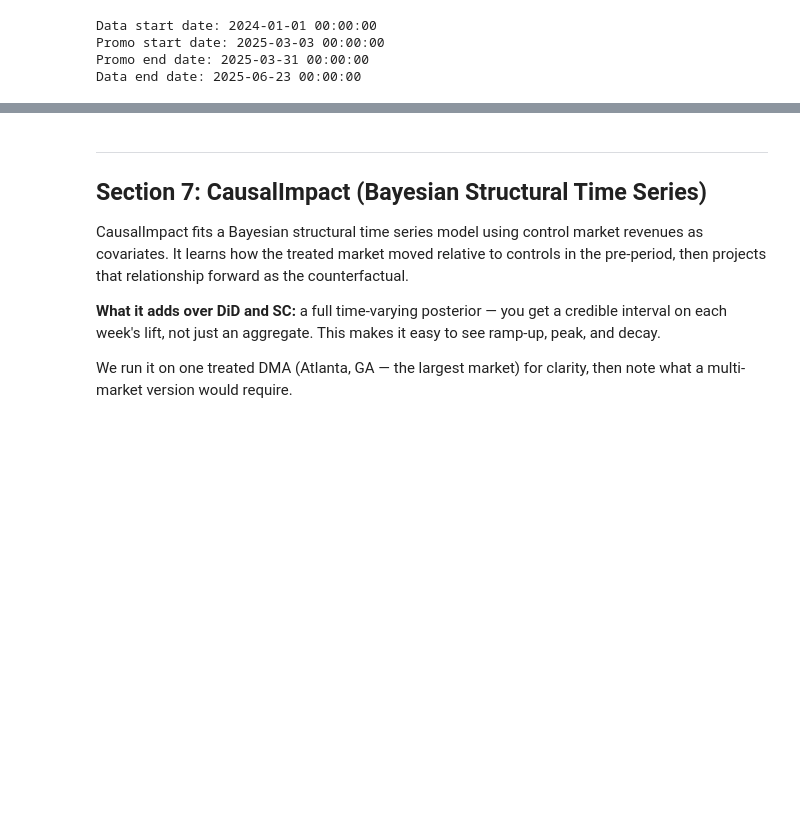
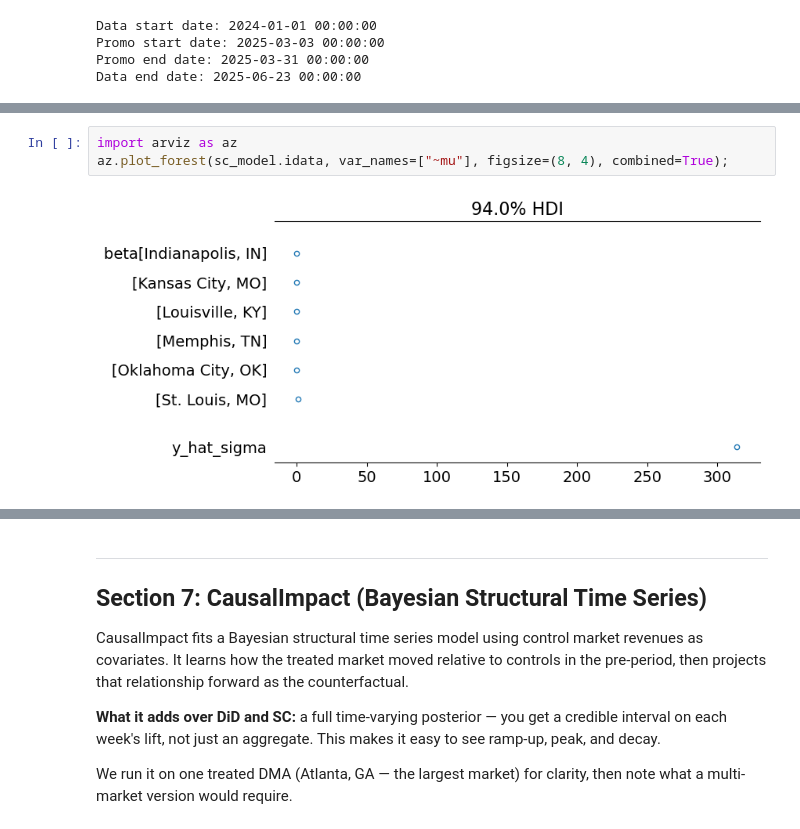
Before and after one commit to jwalluww/MarketingScience, a Jupyter notebook: geo-incrementality/notebooks/geo_incrementality_luma.ipynb, the cells around one changed output, grey strips where cells are left out. Drawn from its saved outputs; the diff is of its cells as text; blank space fills up the shorter version.

```diff
--- a/geo-incrementality/notebooks/geo_incrementality_luma.ipynb
+++ b/geo-incrementality/notebooks/geo_incrementality_luma.ipynb
@@ -621,0 +548,5 @@ cumulative     621.715119          621.701828          621.728566  , text='Durin
+# %%
+import arviz as az
+az.plot_forest(sc_model.idata, var_names=["~mu"], figsize=(8, 4), combined=True);
+# %% [output]
+[figure, added]
```
Also changed, not shown: parts of 39 cells of this notebook, 6 other files.
